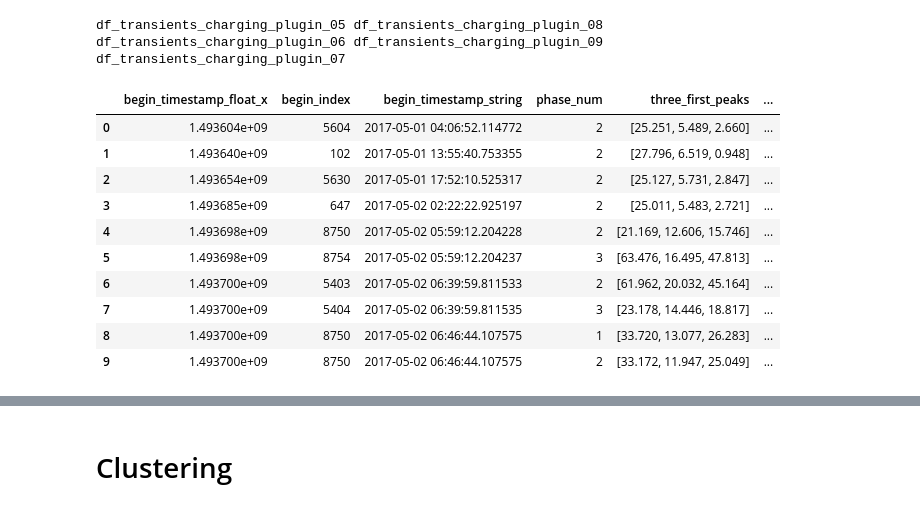
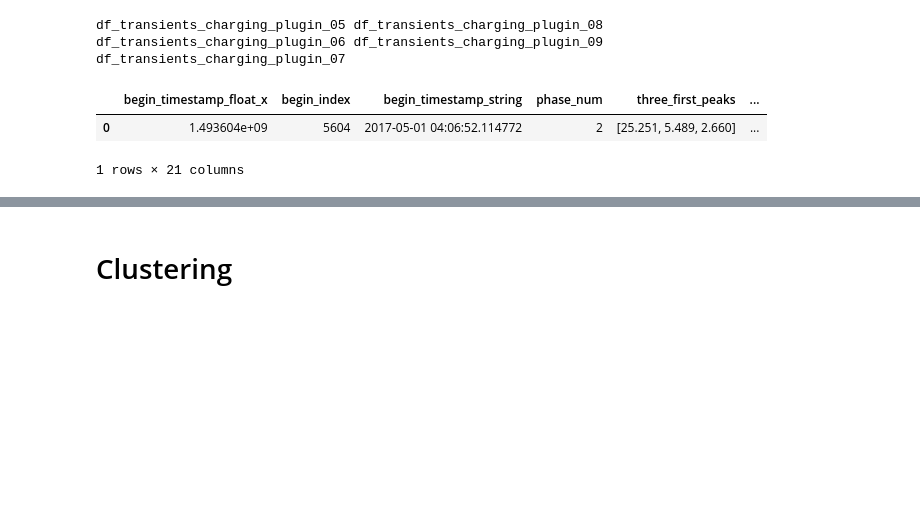
Before and after one commit to Snorrevombau/Transients_Classifier, a Jupyter notebook: transients_clustering.ipynb, the cells around one changed output, grey strips where cells are left out. Cells and saved outputs as stored; diff of their text form; code cells hidden in the pictures; blank space fills up the shorter version.

```diff
--- a/transients_clustering.ipynb
+++ b/transients_clustering.ipynb
@@ -39,19 +42,11 @@ data['begin_timestamp_string'] = data['begin_timestamp_string'].apply(convert_to
 data = data.sort_values('begin_timestamp_string')
 data = data.drop(['filtered_signal', 'raw_signal_current', 'raw_signal_voltage', 'transient_rise_gradient'], axis=1)
 # %%
-data.head(10)
+data.head(1)
 # %% [output]
 |  | begin_timestamp_float_x | begin_index | begin_timestamp_string | phase_num | three_first_peaks | ... |
 | 0 | 1.493604e+09 | 5604 | 2017-05-01 04:06:52.114772 | 2 | [25.251, 5.489, 2.660] | ... |
-| 1 | 1.493640e+09 | 102 | 2017-05-01 13:55:40.753355 | 2 | [27.796, 6.519, 0.948] | ... |
-| 2 | 1.493654e+09 | 5630 | 2017-05-01 17:52:10.525317 | 2 | [25.127, 5.731, 2.847] | ... |
-| 3 | 1.493685e+09 | 647 | 2017-05-02 02:22:22.925197 | 2 | [25.011, 5.483, 2.721] | ... |
-| 4 | 1.493698e+09 | 8750 | 2017-05-02 05:59:12.204228 | 2 | [21.169, 12.606, 15.746] | ... |
-| 5 | 1.493698e+09 | 8754 | 2017-05-02 05:59:12.204237 | 3 | [63.476, 16.495, 47.813] | ... |
-| 6 | 1.493700e+09 | 5403 | 2017-05-02 06:39:59.811533 | 2 | [61.962, 20.032, 45.164] | ... |
-| 7 | 1.493700e+09 | 5404 | 2017-05-02 06:39:59.811535 | 3 | [23.178, 14.446, 18.817] | ... |
-| 8 | 1.493700e+09 | 8750 | 2017-05-02 06:46:44.107575 | 1 | [33.720, 13.077, 26.283] | ... |
-| 9 | 1.493700e+09 | 8750 | 2017-05-02 06:46:44.107575 | 2 | [33.172, 11.947, 25.049] | ... |
+1 rows × 21 columns
 # %%
 data.info()
 # %% [output]
```
Also changed, not shown: parts of 32 cells of this notebook.
